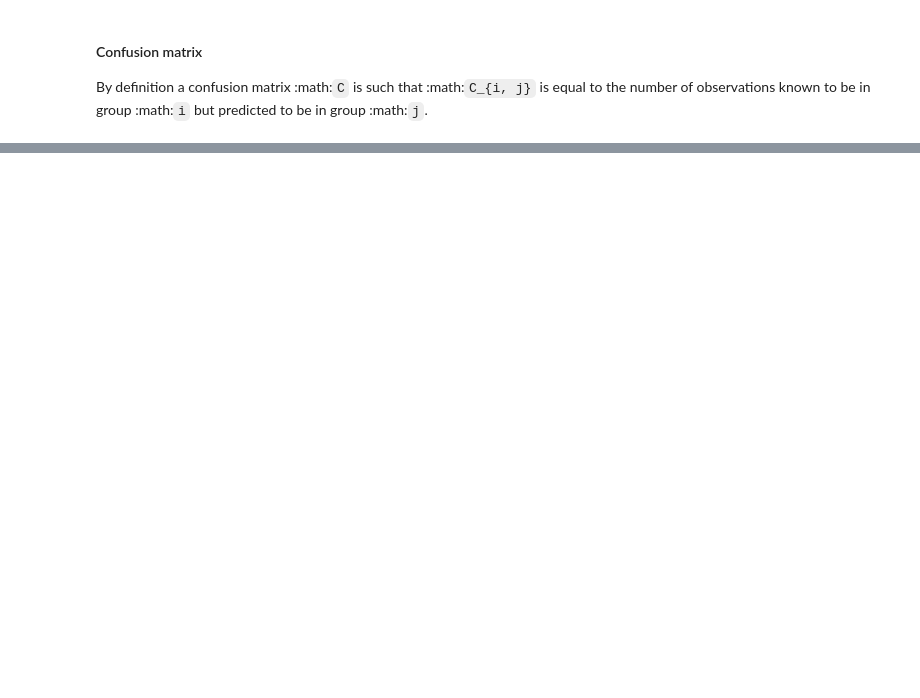
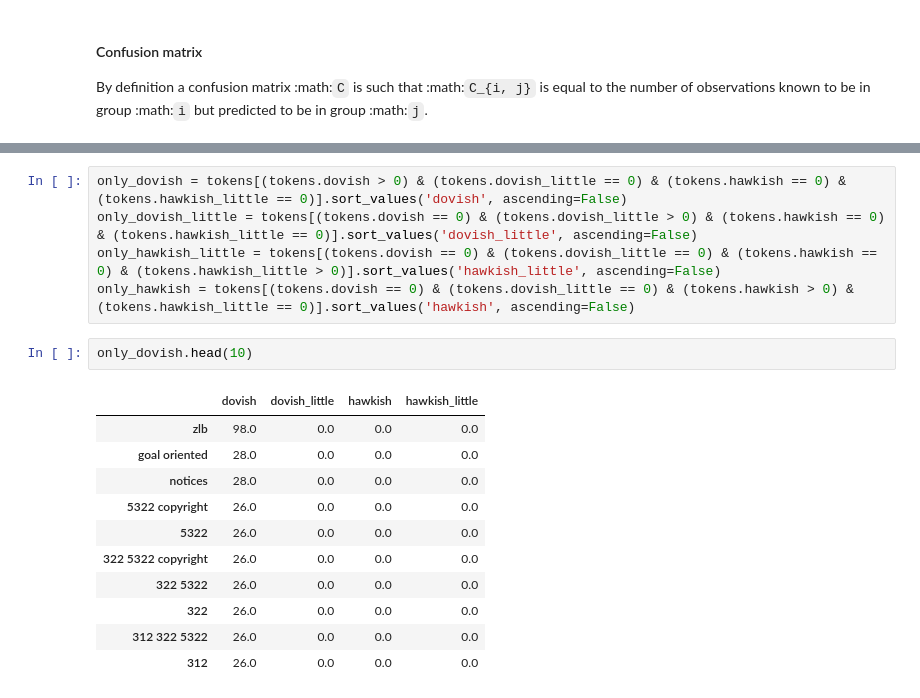
Before and after one commit to minimalgeek/Python, a Jupyter notebook: NLP/FOMC/FOMC urgency analysis 3 - SciKit Learn.ipynb, the cells around one changed output, grey strips where cells are left out. Drawn from its saved outputs; the diff is of its cells as text; blank space fills up the shorter version.

```diff
--- a/NLP/FOMC/FOMC urgency analysis 3 - SciKit Learn.ipynb
+++ b/NLP/FOMC/FOMC urgency analysis 3 - SciKit Learn.ipynb
@@ -231,0 +311,19 @@ avg / total       0.86      0.84      0.84       242
+# %%
+only_dovish = tokens[(tokens.dovish > 0) & (tokens.dovish_little == 0) & (tokens.hawkish == 0) & (tokens.hawkish_little == 0)].sort_values('dovish', ascending=False)
+only_dovish_little = tokens[(tokens.dovish == 0) & (tokens.dovish_little > 0) & (tokens.hawkish == 0) & (tokens.hawkish_little == 0)].sort_values('dovish_little', ascending=False)
+only_hawkish_little = tokens[(tokens.dovish == 0) & (tokens.dovish_little == 0) & (tokens.hawkish == 0) & (tokens.hawkish_little > 0)].sort_values('hawkish_little', ascending=False)
+only_hawkish = tokens[(tokens.dovish == 0) & (tokens.dovish_little == 0) & (tokens.hawkish > 0) & (tokens.hawkish_little == 0)].sort_values('hawkish', ascending=False)
+# %%
+only_dovish.head(10)
+# %% [output]
+|  | dovish | dovish_little | hawkish | hawkish_little |
+| zlb | 98.0 | 0.0 | 0.0 | 0.0 |
+| goal oriented | 28.0 | 0.0 | 0.0 | 0.0 |
+| notices | 28.0 | 0.0 | 0.0 | 0.0 |
+| 5322 copyright | 26.0 | 0.0 | 0.0 | 0.0 |
+| 5322 | 26.0 | 0.0 | 0.0 | 0.0 |
+| 322 5322 copyright | 26.0 | 0.0 | 0.0 | 0.0 |
+| 322 5322 | 26.0 | 0.0 | 0.0 | 0.0 |
+| 322 | 26.0 | 0.0 | 0.0 | 0.0 |
+| 312 322 5322 | 26.0 | 0.0 | 0.0 | 0.0 |
+| 312 | 26.0 | 0.0 | 0.0 | 0.0 |
```
Also changed, not shown: parts of 32 cells of this notebook.
